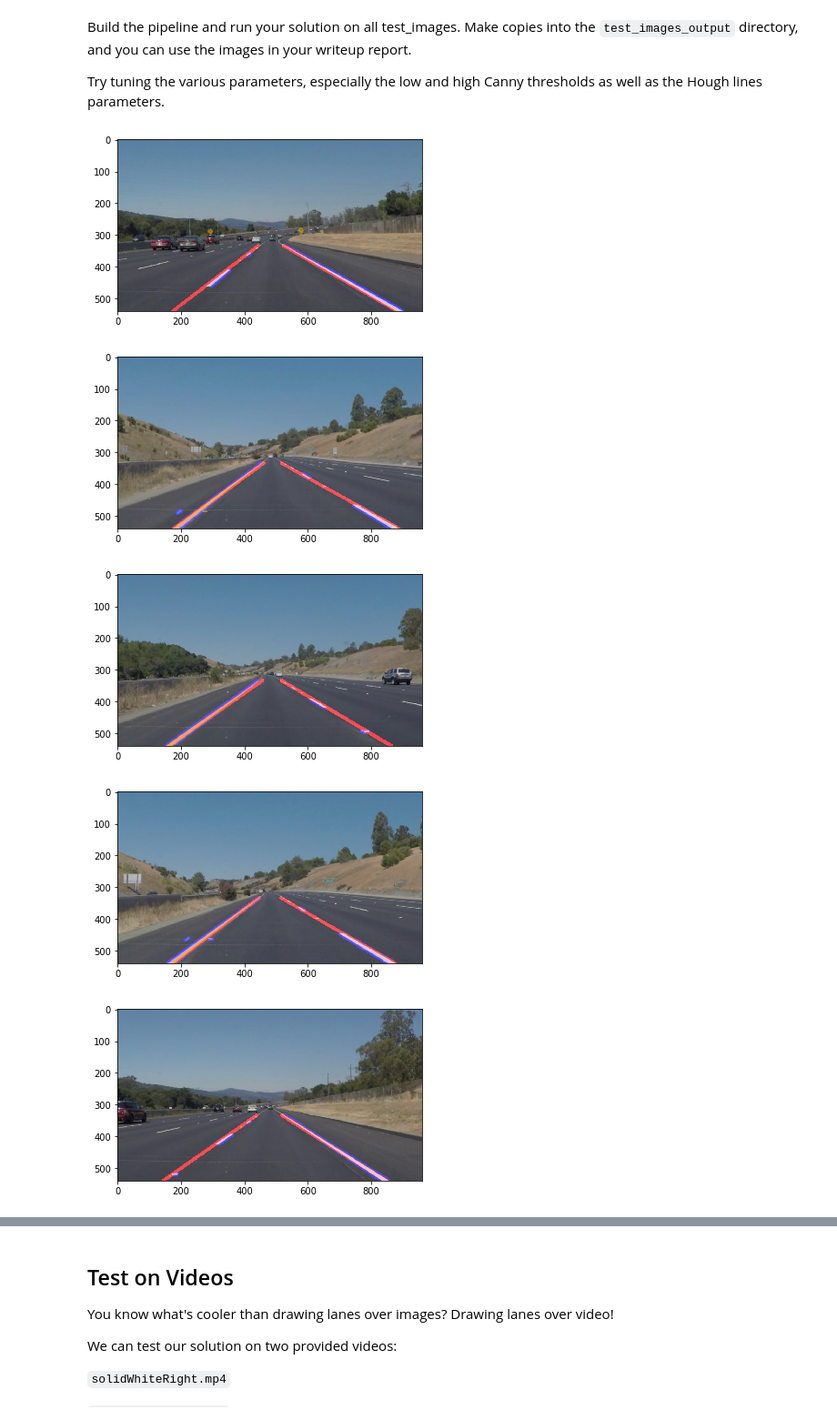
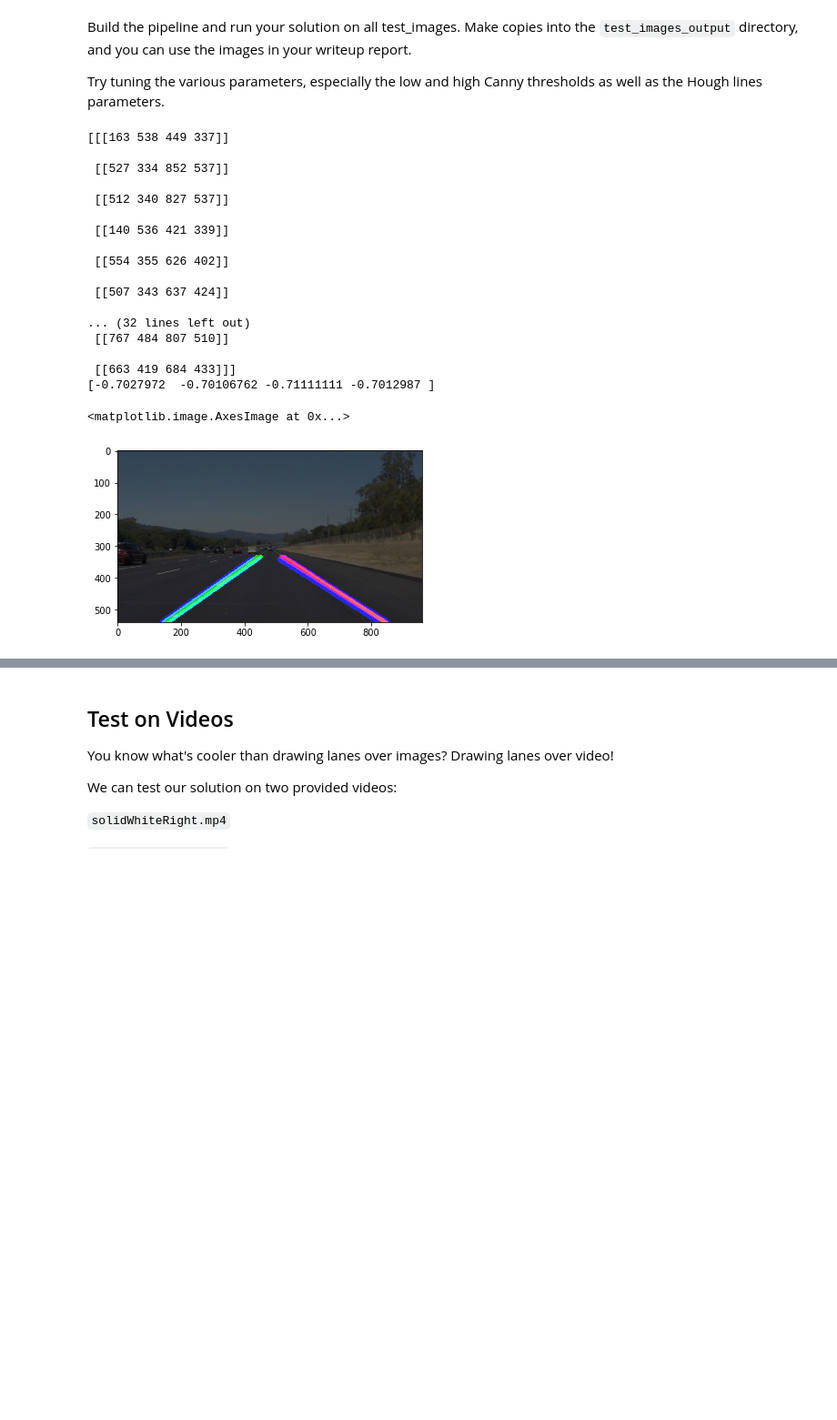
Before and after one commit to jhuarte/CarND-Lane-Lines-P1, a Jupyter notebook: P1.ipynb, the cells around one changed output, grey strips where cells are left out. Shown: that part at 91% size. Cells and saved outputs as stored; diff of their text form; code cells hidden in the pictures; blank space fills up the shorter version.

Commit message:
video test

```diff
--- a/P1.ipynb
+++ b/P1.ipynb
@@ -149,6 +149,8 @@ def draw_lines(img, lines, color=[255, 0, 0], thickness=10):
     # left lines
     lslopes = np.median(slopes[np.logical_and(np.isfinite(slopes), slopes<0)])
     lintercept = np.median(intercept[np.logical_and(np.isfinite(slopes), slopes<0)])
+    print(lines)
+    print(slopes[np.logical_and(np.isfinite(slopes), slopes<0)])
     # right lines
     rslopes = np.median(slopes[np.logical_and(np.isfinite(slopes), slopes>0)])
     rintercept = np.median(intercept[np.logical_and(np.isfinite(slopes), slopes>0)])
@@ -158,7 +160,7 @@ def draw_lines(img, lines, color=[255, 0, 0], thickness=10):
     x2 = int((image.shape[0]*param['y1'] - lintercept)/lslopes)
     y2 = int(image.shape[0]*param['y1'])
 
-    cv2.line(img, (x1, y1), (x2, y2), color, thickness)
+    cv2.line(img, (x1, y1), (x2, y2), [0, 255, 0], thickness)
 
     x1 = int((image.shape[0]*param['y3'] - rintercept)/rslopes)
     y1 = int(image.shape[0]*param['y3'])
@@ -228,43 +230,59 @@ param = {
     "max_line_gap": 2,
     "x1":0, # 0% of the X--> 0
     "y1":1,# 100% of Y--> 540
     "x2":0.45,
     "y2":0.62,
     "x3":0.58,
     "y3":0.62,
     "x4":1,
     "y4":1,
 }
 
 def lane_line_detection(frame):
     """
     Lane line detection on a single image(frame)
         1. Applies the Grayscale transform
         2. Applies a Gaussian Noise kernel
         3. Applies the Canny transform
         4. Applies an image mask
-        5. Applis hough transform and draw lines
+        5. Applies hough transform and draw lines
     """
     gray_img = grayscale(frame) # Applies the Grayscale transform
     blur_img = gaussian_blur(gray_img, param["blur_kernel"]) # Applies a Gaussian Noise kernel
     edges_img = canny(blur_img,param["canny_low_thr"],param["canny_high_thr"]) #Applies the Canny transform
-    masked_img = region_of_interest(edges_img,np.array([[(image.shape[1]*param["x1"],image.shape[0]*param["y1"]),\
-                                                         (image.shape[1]*param["x2"],image.shape[0]*param["y2"]),\
-                                                         (image.shape[1]*param["x3"],image.shape[0]*param["y3"]),\
-                                                         (image.shape[1]*param["x4"],image.shape[0]*param["y4"])]],\
+    masked_img = region_of_interest(edges_img,np.array([[(frame.shape[1]*param["x1"],frame.shape[0]*param["y1"]),\
+                                                         (frame.shape[1]*param["x2"],frame.shape[0]*param["y2"]),\
+                                                         (frame.shape[1]*param["x3"],frame.shape[0]*param["y3"]),\
+                                                         (frame.shape[1]*param["x4"],frame.shape[0]*param["y4"])]],\
                                                        dtype=np.int32)) # Applies an image mask
     line_img = hough_lines(masked_img, param["rho"], param["theta"]*(np.pi/180), param["threshold"], param["min_line_len"], param["max_line_gap"])
     final_img = weighted_img(line_img,frame)
-    plt.imshow(final_img)
-    plt.show()
+    return final_img
 
-#Test the image load at the beginning of the file 'test_images/solidWhiteRight.jpg'
+"""#Test the image load at the beginning of the file 'test_images/solidWhiteRight.jpg'
 for img in os.listdir("test_images/"):
     source = mpimg.imread("test_images/" + img)
     lane_line_detection(source)
+"""
+image = lane_line_detection(image)
+plt.imshow(image)
 # %% [output]
+[[[163 538 449 337]]
+
+ [[527 334 852 537]]
+
+ [[512 340 827 537]]
+
+ [[140 536 421 339]]
+
+ [[554 355 626 402]]
+
+ [[507 343 637 424]]
+
+... (32 lines left out)
+ [[767 484 807 510]]
+
+ [[663 419 684 433]]]
+[-0.7027972  -0.70106762 -0.71111111 -0.7012987 ]
+<matplotlib.image.AxesImage at 0x...>
-[figure, old version]
+[figure, new version]
-[figure, removed]
-[figure, removed]
-[figure, removed]
-[figure, removed]
```
Also changed, not shown: parts of 8 cells of this notebook, 1 other file.
